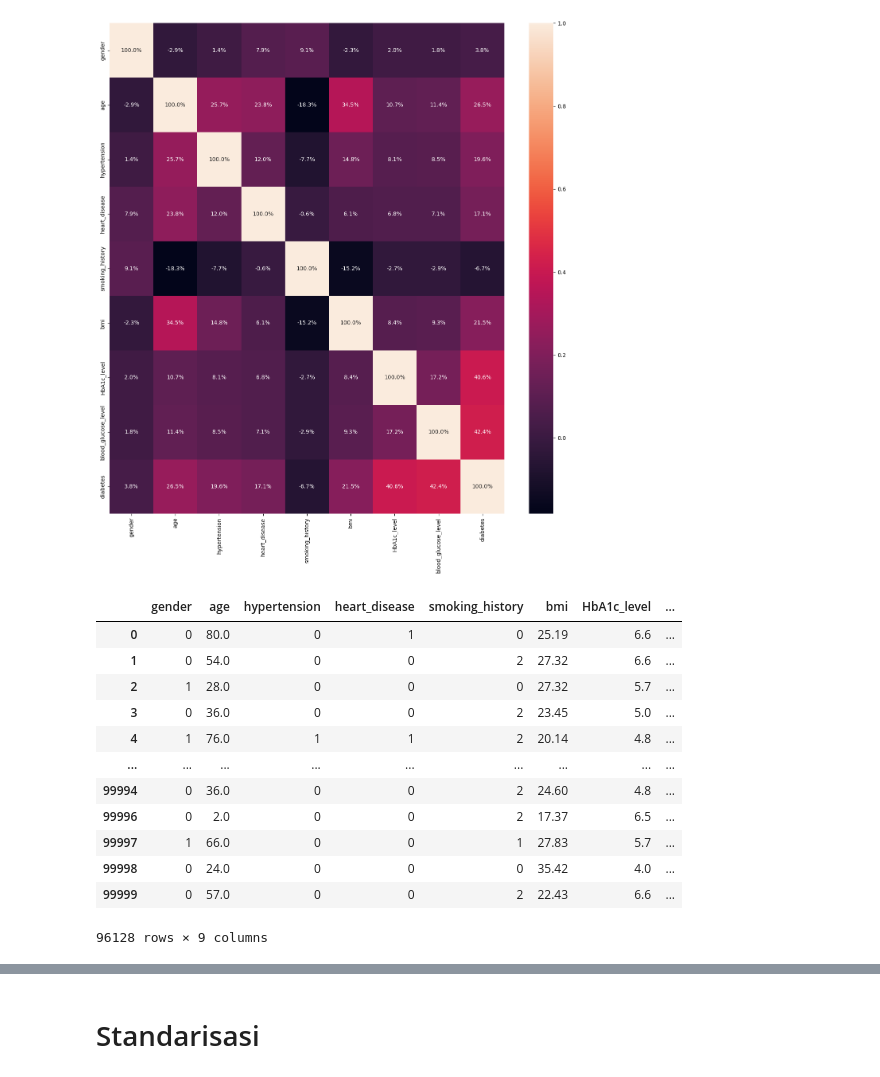
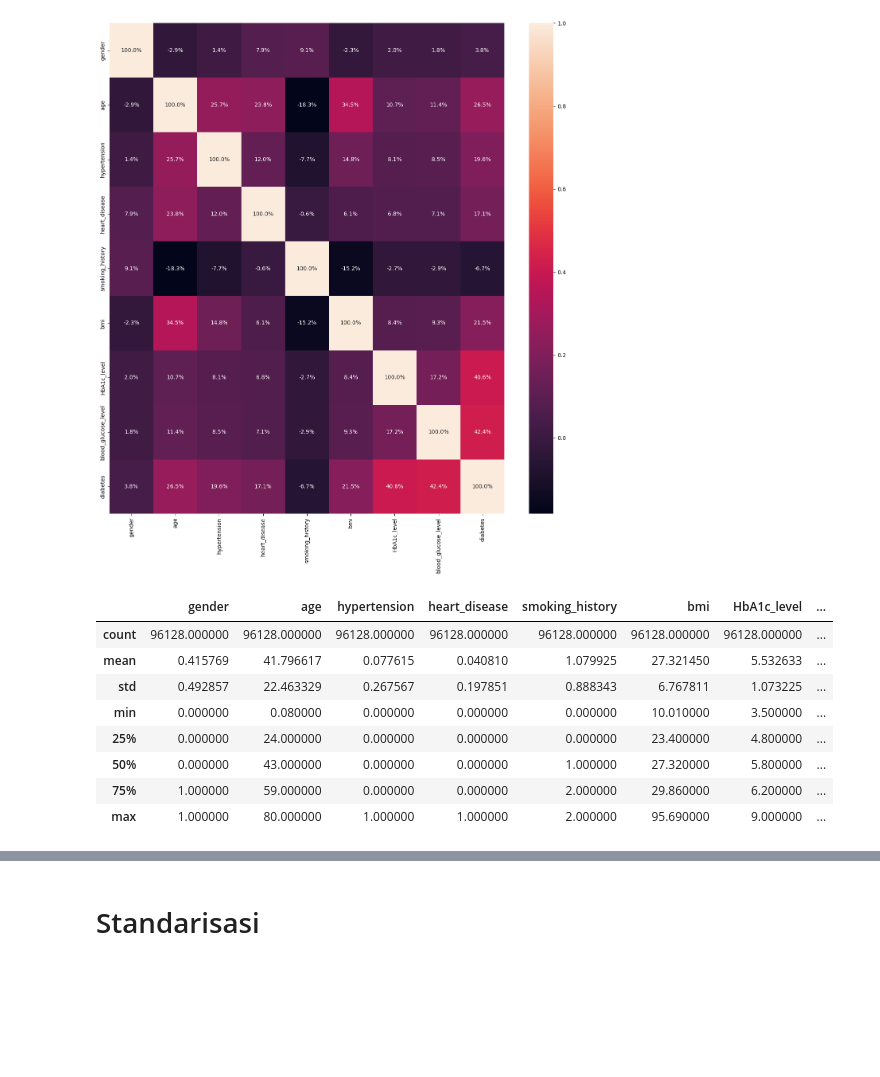
Before and after one commit to fihrizilhamr/Pemsin-FP-D2-2024, a Jupyter notebook: Pemsin_FP_D2_2024.ipynb, the cells around one changed output, grey strips where cells are left out. Cells and saved outputs as stored; diff of their text form; code cells hidden in the pictures; blank space fills up the shorter version.

```diff
--- a/Pemsin_FP_D2_2024.ipynb
+++ b/Pemsin_FP_D2_2024.ipynb
@@ -241,20 +215,15 @@ sns.heatmap(corr, annot=True, fmt=".1%")
 plt.show()
 # %% [output]
 [figure]
-# %%
-new_df = df.copy()
-df
-# %% [output]
-|  | gender | age | hypertension | heart_disease | smoking_history | bmi | HbA1c_level | ... |
-| 0 | 0 | 80.0 | 0 | 1 | 0 | 25.19 | 6.6 | ... |
-| 1 | 0 | 54.0 | 0 | 0 | 2 | 27.32 | 6.6 | ... |
-| 2 | 1 | 28.0 | 0 | 0 | 0 | 27.32 | 5.7 | ... |
-| 3 | 0 | 36.0 | 0 | 0 | 2 | 23.45 | 5.0 | ... |
-| 4 | 1 | 76.0 | 1 | 1 | 2 | 20.14 | 4.8 | ... |
-| ... | ... | ... | ... | ... | ... | ... | ... | ... |
-| 99994 | 0 | 36.0 | 0 | 0 | 2 | 24.60 | 4.8 | ... |
-| 99996 | 0 | 2.0 | 0 | 0 | 2 | 17.37 | 6.5 | ... |
-| 99997 | 1 | 66.0 | 0 | 0 | 1 | 27.83 | 5.7 | ... |
-| 99998 | 0 | 24.0 | 0 | 0 | 0 | 35.42 | 4.0 | ... |
-| 99999 | 0 | 57.0 | 0 | 0 | 2 | 22.43 | 6.6 | ... |
-96128 rows × 9 columns
+# %%
+df.describe()
+# %% [output]
+|  | gender | age | hypertension | heart_disease | smoking_history | bmi | HbA1c_level | ... |
+| count | 96128.000000 | 96128.000000 | 96128.000000 | 96128.000000 | 96128.000000 | 96128.000000 | 96128.000000 | ... |
+| mean | 0.415769 | 41.796617 | 0.077615 | 0.040810 | 1.079925 | 27.321450 | 5.532633 | ... |
+| std | 0.492857 | 22.463329 | 0.267567 | 0.197851 | 0.888343 | 6.767811 | 1.073225 | ... |
+| min | 0.000000 | 0.080000 | 0.000000 | 0.000000 | 0.000000 | 10.010000 | 3.500000 | ... |
+| 25% | 0.000000 | 24.000000 | 0.000000 | 0.000000 | 0.000000 | 23.400000 | 4.800000 | ... |
+| 50% | 0.000000 | 43.000000 | 0.000000 | 0.000000 | 1.000000 | 27.320000 | 5.800000 | ... |
+| 75% | 1.000000 | 59.000000 | 0.000000 | 0.000000 | 2.000000 | 29.860000 | 6.200000 | ... |
+| max | 1.000000 | 80.000000 | 1.000000 | 1.000000 | 2.000000 | 95.690000 | 9.000000 | ... |
```
Also changed, not shown: parts of 11 cells of this notebook.
